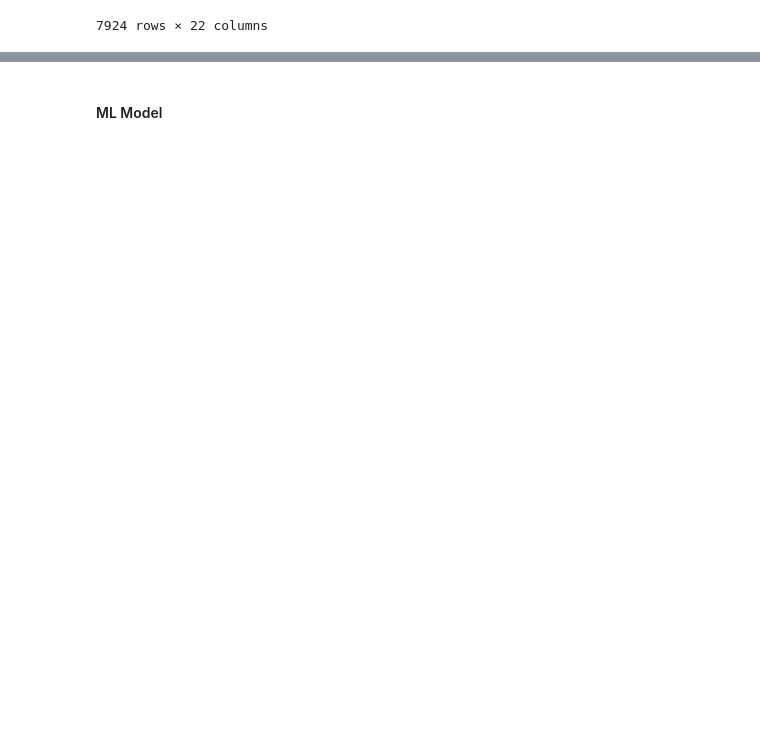
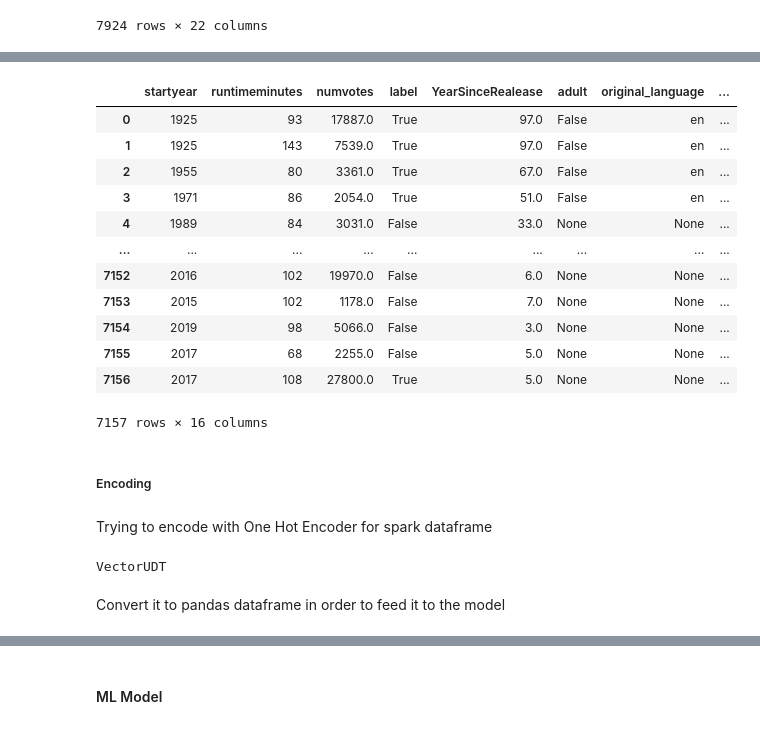
Before and after one commit to paula-sorolla/BigData-IMDb, a Jupyter notebook: Nontas_upload_preprocessing.ipynb, the cells around one changed output, grey strips where cells are left out. Drawn from its saved outputs; the diff is of its cells as text; code cells hidden in the pictures; blank space fills up the shorter version.

```diff
--- a/Nontas_upload_preprocessing.ipynb
+++ b/Nontas_upload_preprocessing.ipynb
@@ -330,0 +417,15 @@ output = df1.join(df2,['EMP_CODE'],how='inner').distinct()
+# %%
+# train_extra_w = train_extra.join(writers_df,train_extra.tconst == writers_df.movie, 'inner')
+horiztnlcombined_data = horiztnlcombined_data.withColumn("tconst",monotonically_increasing_id() )
+#customers_df.show()
+writers_df = writers_df.withColumn( "movie", monotonically_increasing_id() )
+#orders_df.show()
+merged = horiztnlcombined_data.join(writers_df, horiztnlcombined_data.tconst == writers_df.movie, 'left')
+#horiztnlcombined_data.show()
+# %%
+#final_df = train_extra_w.join(directors_df,train_extra_w.tconst == directors_df.movie, 'inner')
+merged = merged.withColumn("tconst",monotonically_increasing_id() )
+#customers_df.show()
+directors_df = directors_df.withColumn( "movie", monotonically_increasing_id() )
+#orders_df.show()
+final_df = merged.join(directors_df, merged.tconst == directors_df.movie, 'left')
@@ -330,0 +434,50 @@ output = df1.join(df2,['EMP_CODE'],how='inner').distinct()
+# %%
+cols = ("num","tconst","primarytitle","originaltitle", "endyear","imdb_id", "belongs_to_collection", "budget",
+        "id", "original_title", "overview", "tagline", "title", "video", "production_companies", "movie", "release_date",
+        "revenue", "runtime")
+final_df = final_df.drop(*cols)
+#final_df.show()
+# %%
+final_df.toPandas()
+# %% [output]
+|  | startyear | runtimeminutes | numvotes | label | YearSinceRealease | adult | original_language | ... |
+| 0 | 1925 | 93 | 17887.0 | True | 97.0 | False | en | ... |
+| 1 | 1925 | 143 | 7539.0 | True | 97.0 | False | en | ... |
+| 2 | 1955 | 80 | 3361.0 | True | 67.0 | False | en | ... |
+| 3 | 1971 | 86 | 2054.0 | True | 51.0 | False | en | ... |
+| 4 | 1989 | 84 | 3031.0 | False | 33.0 | None | None | ... |
+| ... | ... | ... | ... | ... | ... | ... | ... | ... |
+| 7152 | 2016 | 102 | 19970.0 | False | 6.0 | None | None | ... |
+| 7153 | 2015 | 102 | 1178.0 | False | 7.0 | None | None | ... |
+| 7154 | 2019 | 98 | 5066.0 | False | 3.0 | None | None | ... |
+| 7155 | 2017 | 68 | 2255.0 | False | 5.0 | None | None | ... |
+| 7156 | 2017 | 108 | 27800.0 | True | 5.0 | None | None | ... |
+7157 rows × 16 columns
+# %% [markdown]
+##### Encoding
+# %% [markdown]
+Trying to encode with One Hot Encoder for spark dataframe
+# %%
+#   ##  import the required libraries
+from pyspark.ml.feature import StringIndexer
+from pyspark.ml.feature import OneHotEncoder
+
+  ##  numeric indexing for the strings (indexing starts from 0)
+indexer = StringIndexer(inputCol="genre_list", outputCol="GenreNumericIndex")
+
+  ##  fit the indexer model and use it to transform the strings into numeric indices
+final_df = indexer.fit(final_df).transform(final_df)
+
+  ##  one-hot-encoding the numeric indices
+ohe = OneHotEncoder(inputCol="GenreNumericIndex", outputCol="GenreOHEVector")
+
+  ##  fit the ohe model and use it to transform the numeric indices into ohe vectors
+final_df = ohe.fit(final_df).transform(final_df)
+
+#final_df.show()
+#   ##  get datatype of the ohe vector column
+print(final_df.schema["GenreOHEVector"].dataType)
+# %% [output]
+VectorUDT
+# %% [markdown]
+Convert it to pandas dataframe in order to feed it to the model
```
Also changed, not shown: parts of 53 cells of this notebook.
